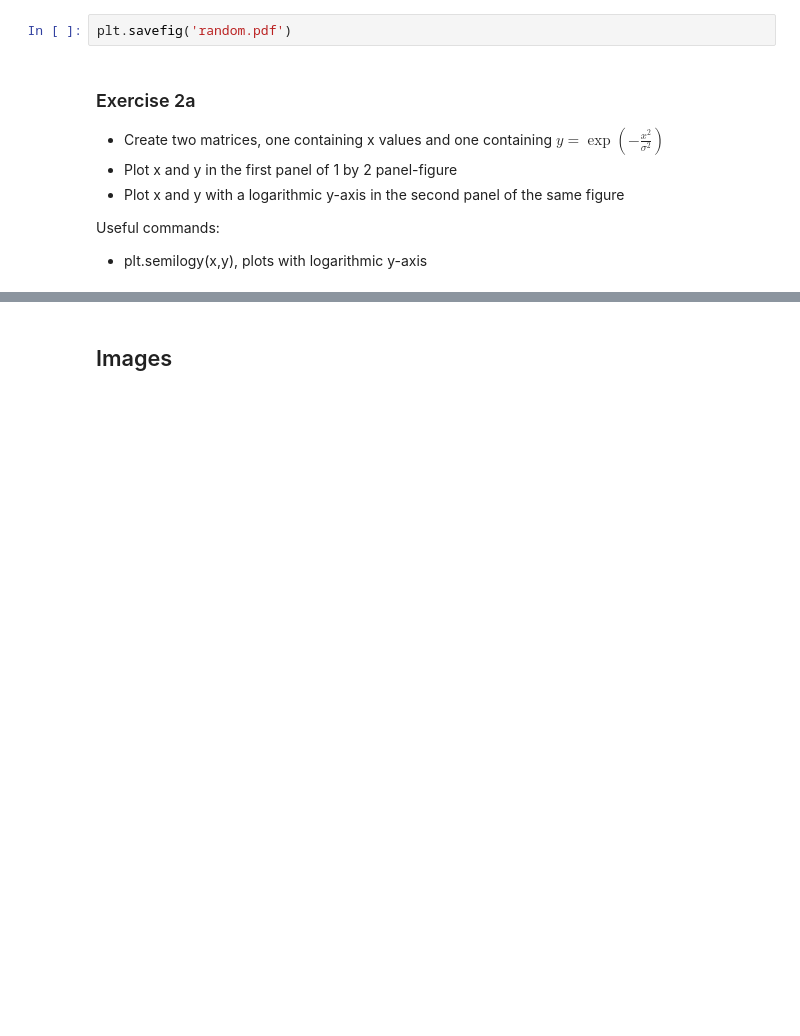
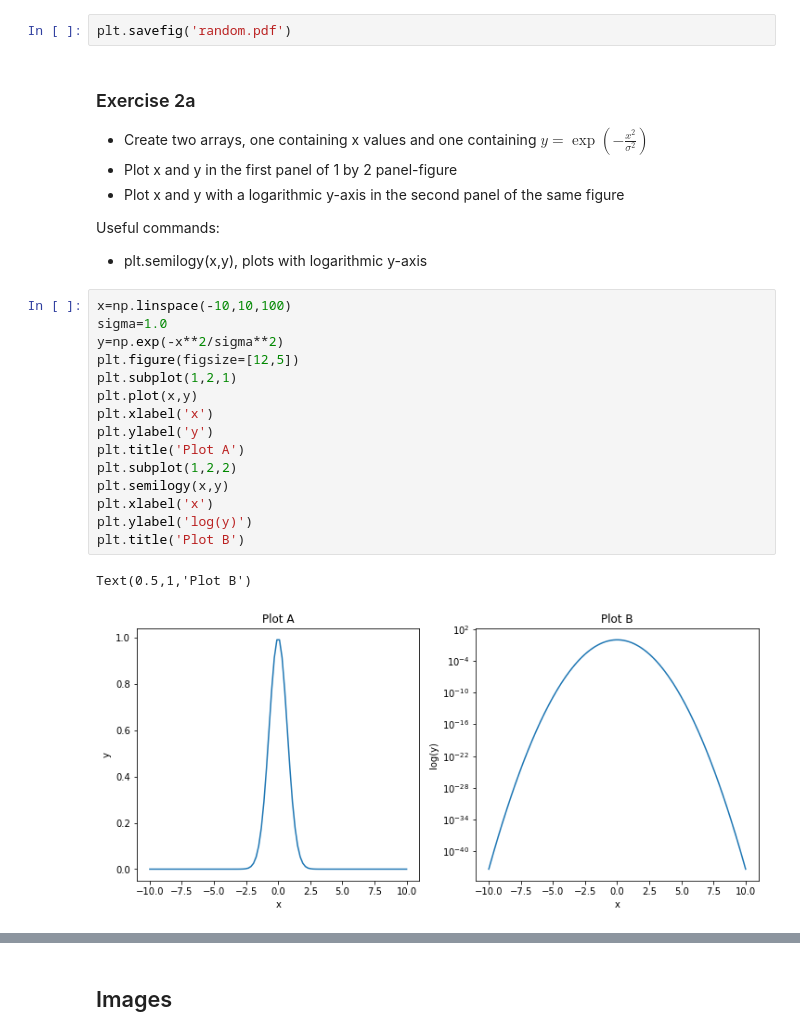
Before and after one commit to ImagingLectures/image-processing-with-python-anderskaestner, a Jupyter notebook: Assignment_01_Images.ipynb, the cells around one changed output, grey strips where cells are left out. Saved outputs shown, nothing was run; the diff lists cells and outputs as text; blank space fills up the shorter version.

Commit message:
Updated some exercise text

```diff
--- a/Assignment_01_Images.ipynb
+++ b/Assignment_01_Images.ipynb
@@ -126,12 +167,30 @@ You can save the resulting plot using. The file type is given by te file extensi
 plt.savefig('random.pdf')
 # %% [markdown]
 ### Exercise 2a
-* Create two matrices, one containing x values and one containing $y=\exp{\left(-\frac{x^2}{\sigma^2}\right)}$
+* Create two arrays, one containing x values and one containing $y=\exp{\left(-\frac{x^2}{\sigma^2}\right)}$
 * Plot x and y in the first panel of 1 by 2 panel-figure
 * Plot x and y with a logarithmic y-axis in the second panel of the same figure
 
 Useful commands:
 * plt.semilogy(x,y), plots with logarithmic y-axis
+# %%
+x=np.linspace(-10,10,100)
+sigma=1.0
+y=np.exp(-x**2/sigma**2)
+plt.figure(figsize=[12,5])
+plt.subplot(1,2,1)
+plt.plot(x,y)
+plt.xlabel('x')
+plt.ylabel('y')
+plt.title('Plot A')
+plt.subplot(1,2,2)
+plt.semilogy(x,y)
+plt.xlabel('x')
+plt.ylabel('log(y)')
+plt.title('Plot B')
+# %% [output]
+Text(0.5,1,'Plot B')
+[figure, added]
 # %% [markdown]
 ### Exercise 2b
 * Create x and y coordinate matrices using meshgrid (interval -10:0.1:10)
```
Also changed, not shown: parts of 12 cells of this notebook.
